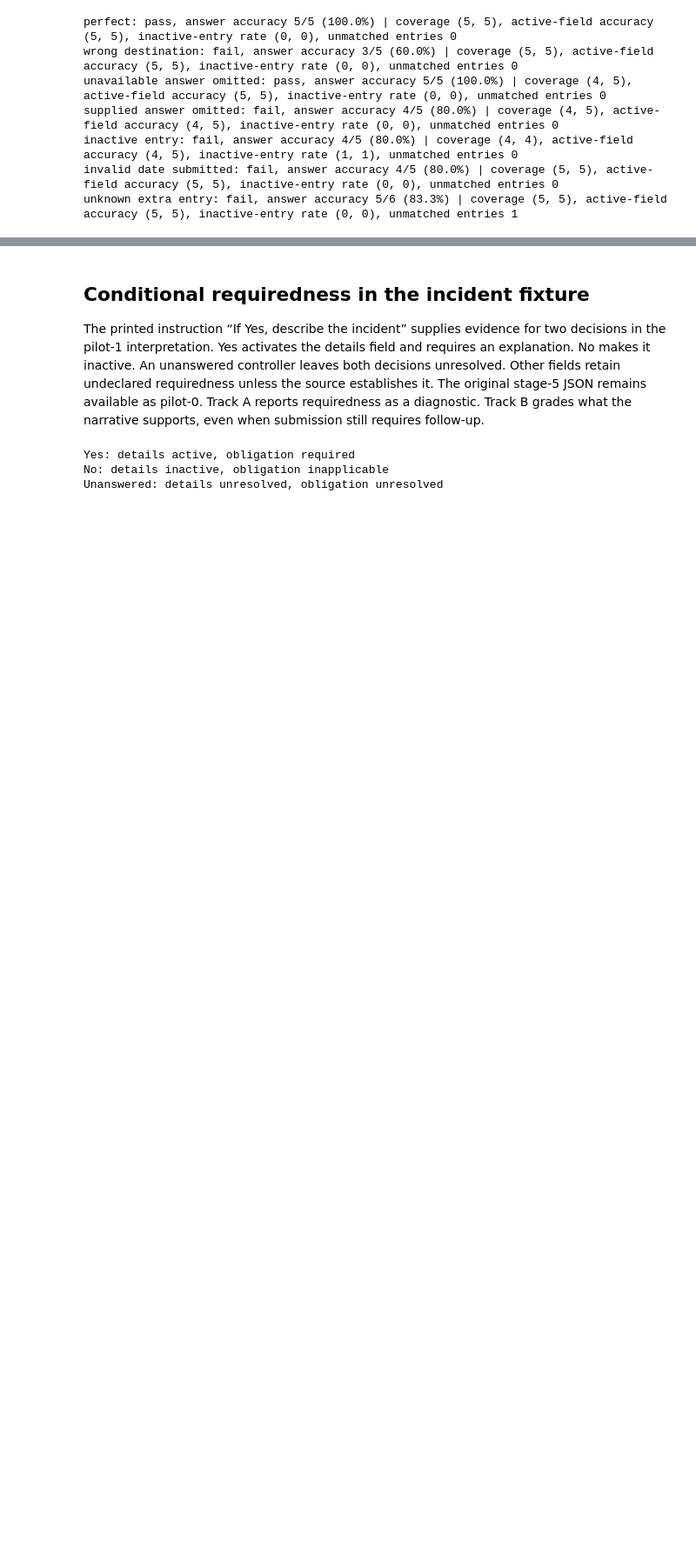
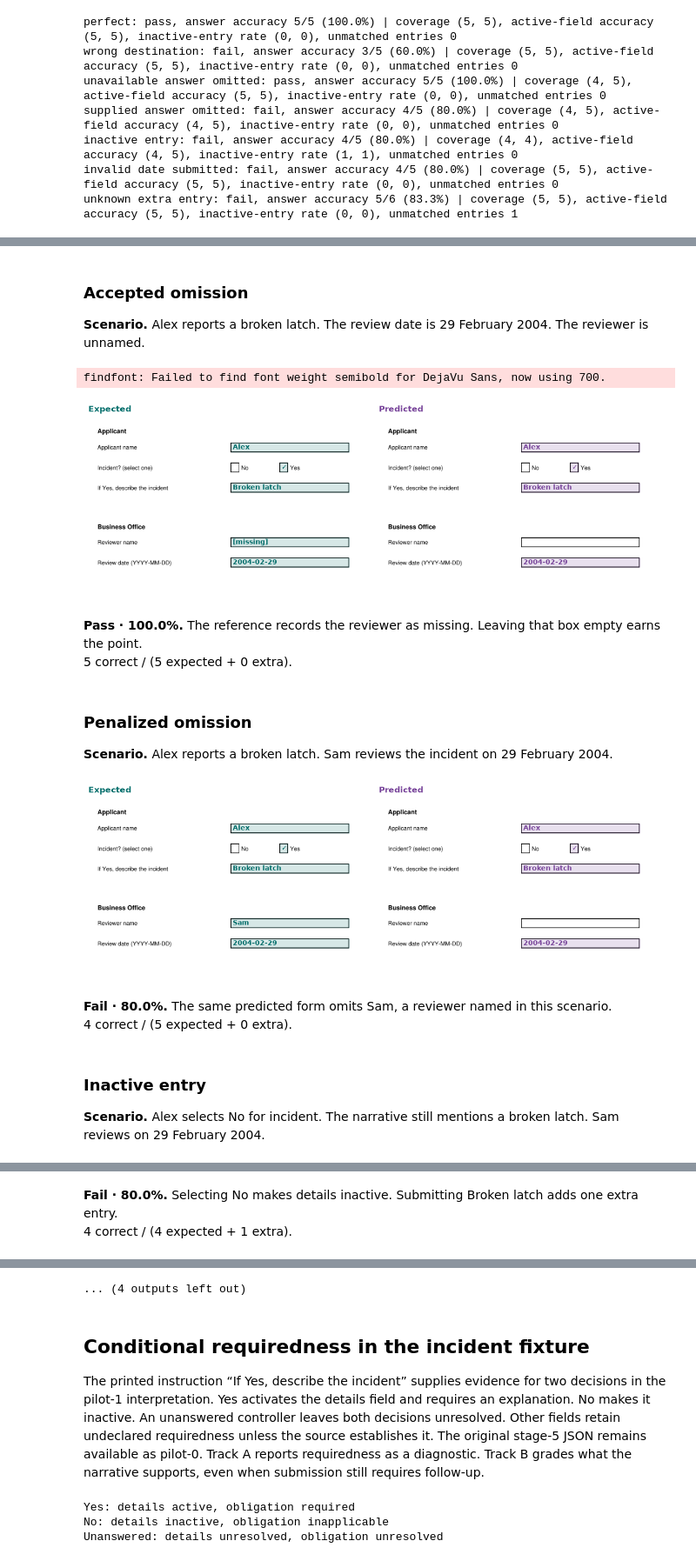
Before and after one commit to globalforms/metric-pilot, a Jupyter notebook: GlobalForms-metric-pilot.ipynb, the cells around one changed output, grey strips where cells are left out. Shown at 87% size. Saved outputs shown, nothing was run; the diff lists cells and outputs as text; code cells hidden in the pictures; blank space fills up the shorter version.

Commit message:
Visualize expected and predicted Track B completions
Refs Jordy-VL/form2agent#279 and Jordy-VL/form2agent#280

```diff
--- a/GlobalForms-metric-pilot.ipynb
+++ b/GlobalForms-metric-pilot.ipynb
@@ -639,0 +643,54 @@ unknown extra entry: fail, answer accuracy 5/6 (83.3%) | coverage (5, 5), active
+# %%
+from IPython.display import Markdown, display
+from globalforms.completions import compare_completions
+
+yes_story = "Alex reports a broken latch. Sam reviews the incident on 29 February 2004."
+no_reviewer_story = "Alex reports a broken latch. The review date is 29 February 2004. The reviewer is unnamed."
+no_story = "Alex selects No for incident. The narrative still mentions a broken latch. Sam reviews on 29 February 2004."
+
+# A recovered field with a predicted widget can be drawn even when it has no reference match.
+spurious = deepcopy(incident_v1)
+add_field(spurious, "case_number", "Case number", 325)
+extra_case = dict(gold, case_number=value("C-17"))
+
+cases = [
+    ("Accepted omission", no_reviewer_story, missing_gold, missing, None,
+     "The reference records the reviewer as missing. Leaving that box empty earns the point."),
+    ("Penalized omission", yes_story, gold, missing, None,
+     "The same predicted form omits Sam, a reviewer named in this scenario."),
+    ("Inactive entry", no_story, no_gold, leak, None,
+     "Selecting No makes details inactive. Submitting Broken latch adds one extra entry."),
+    ("Unknown entry with a predicted region", yes_story, gold, extra_case, spurious,
+     "C-17 appears in a predicted box below the date. That field has no reference match."),
+    ("Unknown entry without a region", yes_story, gold, extra_case, None,
+     "The submission includes case_number, but the supplied spec gives it no box. It still counts as an extra entry."),
+]
+for title, story, expected, submitted, recovered, explanation in cases:
+    result = track_b(submitted, expected, incident_v1, recovered)
+    predicted_spec = FormSpec.model_validate(recovered) if recovered is not None else incident_spec
+    display(Markdown(f"### {title}\n\n**Scenario.** {story}"))
+    compare_completions(incident_spec, expected, predicted_spec, submitted, page=1,
+                        page_size=page_size, image=paper, crop=(32, 38, 495, 315))
+    plt.show()
+    correct, denominator = result["value"]
+    extra_count = result["inactive"][0] + result["unmatched"]
+    outcome = "Pass" if result["complete"][0] else "Fail"
+    display(Markdown(f"**{outcome} · {correct / denominator:.1%}.** {explanation}  \n"
+                     f"{correct} correct / ({len(expected)} expected + {extra_count} extra)."))
+# %% [output]
+### Accepted omission
+
+**Scenario.** Alex reports a broken latch. The review date is 29 February 2004. The reviewer is unnamed.
+findfont: Failed to find font weight semibold for DejaVu Sans, now using 700.
+[figure, added]
+**Pass · 100.0%.** The reference records the reviewer as missing. Leaving that box empty earns the point.
+5 correct / (5 expected + 0 extra).
+### Penalized omission
+
+**Scenario.** Alex reports a broken latch. Sam reviews the incident on 29 February 2004.
+[figure, added]
+**Fail · 80.0%.** The same predicted form omits Sam, a reviewer named in this scenario.
+4 correct / (5 expected + 0 extra).
+### Inactive entry
+
+**Scenario.** Alex selects No for incident. The narrative still mentions a broken latch. Sam reviews on 29 February 2004.
@@ -639,0 +698,2 @@ unknown extra entry: fail, answer accuracy 5/6 (83.3%) | coverage (5, 5), active
+**Fail · 80.0%.** Selecting No makes details inactive. Submitting Broken latch adds one extra entry.
+4 correct / (4 expected + 1 extra).
@@ -640,3 +704,4 @@ unknown extra entry: fail, answer accuracy 5/6 (83.3%) | coverage (5, 5), active
+... (4 outputs left out)
 # %% [markdown]
 ## Conditional requiredness in the incident fixture
 
```
Also changed, not shown: parts of 2 cells of this notebook, 1 other file.
